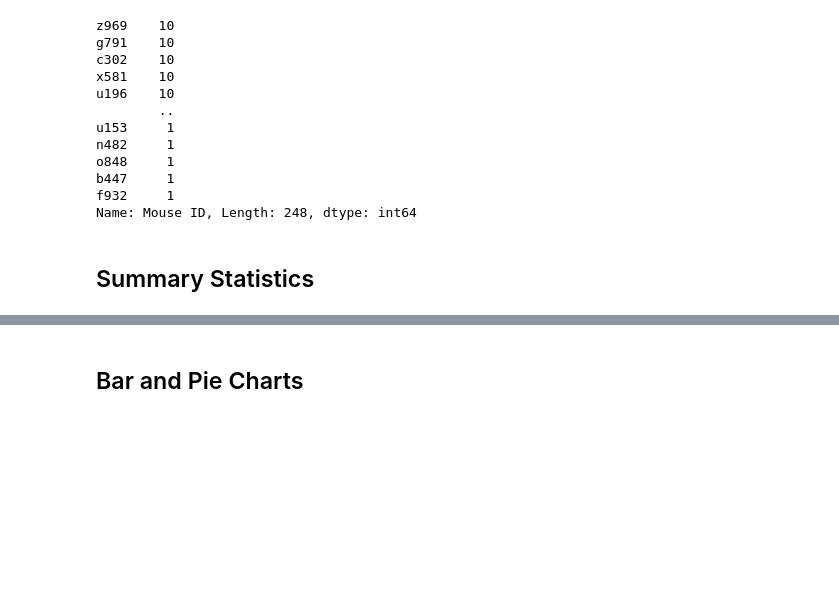
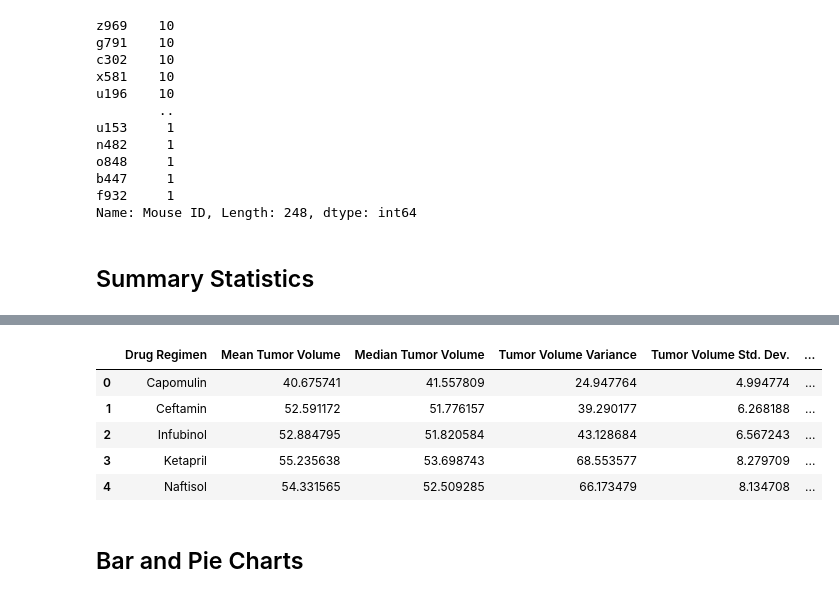
Before and after one commit to YusraKauppila/matplotlib_homework, a Jupyter notebook: Pymaceuticals/pymaceuticals_starter.ipynb, the cells around one changed output, grey strips where cells are left out. Cells and saved outputs as stored; diff of their text form; code cells hidden in the pictures; blank space fills up the shorter version.

```diff
--- a/Pymaceuticals/pymaceuticals_starter.ipynb
+++ b/Pymaceuticals/pymaceuticals_starter.ipynb
@@ -149,2 +258,12 @@ Name: Mouse ID, Length: 248, dtype: int64
+# %%
+finalMerge_pd = finalMerge_pd.rename(columns={"Tumor Volume (mm3)_x_x": "Mean Tumor Volume", "Tumor Volume (mm3)_y_x": "Median Tumor Volume", "Tumor Volume (mm3)": "Tumor Volume Variance", "Tumor Volume (mm3)_x_y": "Tumor Volume Std. Dev.", "Tumor Volume (mm3)_y_y": "Tumor Volume Std. Err."})
+finalMerge_pd.head()
+# %% [output]
+|  | Drug Regimen | Mean Tumor Volume | Median Tumor Volume | Tumor Volume Variance | Tumor Volume Std. Dev. | ... |
+| 0 | Capomulin | 40.675741 | 41.557809 | 24.947764 | 4.994774 | ... |
+| 1 | Ceftamin | 52.591172 | 51.776157 | 39.290177 | 6.268188 | ... |
+| 2 | Infubinol | 52.884795 | 51.820584 | 43.128684 | 6.567243 | ... |
+| 3 | Ketapril | 55.235638 | 53.698743 | 68.553577 | 8.279709 | ... |
+| 4 | Naftisol | 54.331565 | 52.509285 | 66.173479 | 8.134708 | ... |
 # %% [markdown]
 ## Bar and Pie Charts
```
Also changed, not shown: parts of 19 cells of this notebook.
